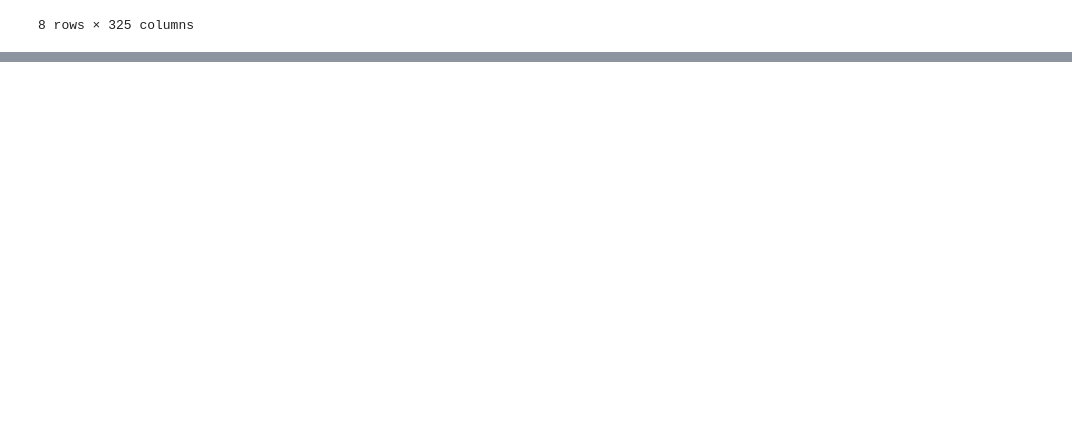
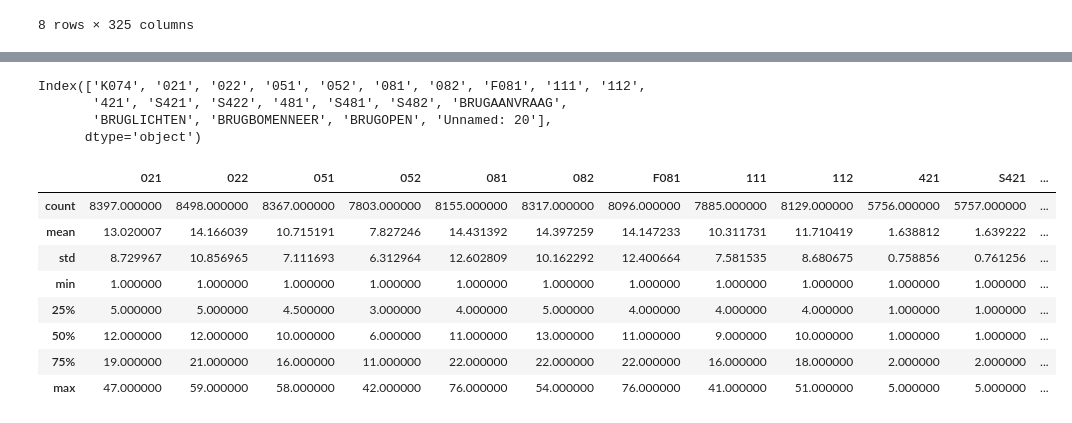
Before and after one commit to xuyou1999/Distance-Enhanced-Spatial-Pre-Training-DESPT, a Jupyter notebook: explore_data.ipynb, the cells around one changed output, grey strips where cells are left out. Cells and saved outputs as stored; diff of their text form; code cells hidden in the pictures; blank space fills up the shorter version.

Commit message:
Add hauge exploration

```diff
--- a/explore_data.ipynb
+++ b/explore_data.ipynb
@@ -53,0 +60,2 @@ df2.describe()
+# %%
+df3 = pd.read_csv('data/Hauge/K074/K074-2018-1-.csv', sep=';')
@@ -53,0 +72,21 @@ df2.describe()
+# %%
+df3.columns
+# %% [output]
+Index(['K074', '021', '022', '051', '052', '081', '082', 'F081', '111', '112',
+       '421', 'S421', 'S422', '481', 'S481', 'S482', 'BRUGAANVRAAG',
+       'BRUGLICHTEN', 'BRUGBOMENNEER', 'BRUGOPEN', 'Unnamed: 20'],
+      dtype='object')
+# %%
+df3 = df3.drop(df3.index[-1])
+# %%
+df3.describe()
+# %% [output]
+|  | 021 | 022 | 051 | 052 | 081 | 082 | F081 | 111 | 112 | 421 | S421 | ... |
+| count | 8397.000000 | 8498.000000 | 8367.000000 | 7803.000000 | 8155.000000 | 8317.000000 | 8096.000000 | 7885.000000 | 8129.000000 | 5756.000000 | 5757.000000 | ... |
+| mean | 13.020007 | 14.166039 | 10.715191 | 7.827246 | 14.431392 | 14.397259 | 14.147233 | 10.311731 | 11.710419 | 1.638812 | 1.639222 | ... |
+| std | 8.729967 | 10.856965 | 7.111693 | 6.312964 | 12.602809 | 10.162292 | 12.400664 | 7.581535 | 8.680675 | 0.758856 | 0.761256 | ... |
+| min | 1.000000 | 1.000000 | 1.000000 | 1.000000 | 1.000000 | 1.000000 | 1.000000 | 1.000000 | 1.000000 | 1.000000 | 1.000000 | ... |
+| 25% | 5.000000 | 5.000000 | 4.500000 | 3.000000 | 4.000000 | 5.000000 | 4.000000 | 4.000000 | 4.000000 | 1.000000 | 1.000000 | ... |
+| 50% | 12.000000 | 12.000000 | 10.000000 | 6.000000 | 11.000000 | 13.000000 | 11.000000 | 9.000000 | 10.000000 | 1.000000 | 1.000000 | ... |
+| 75% | 19.000000 | 21.000000 | 16.000000 | 11.000000 | 22.000000 | 22.000000 | 22.000000 | 16.000000 | 18.000000 | 2.000000 | 2.000000 | ... |
+| max | 47.000000 | 59.000000 | 58.000000 | 42.000000 | 76.000000 | 54.000000 | 76.000000 | 41.000000 | 51.000000 | 5.000000 | 5.000000 | ... |
```
Also changed, not shown: parts of 7 cells of this notebook.
